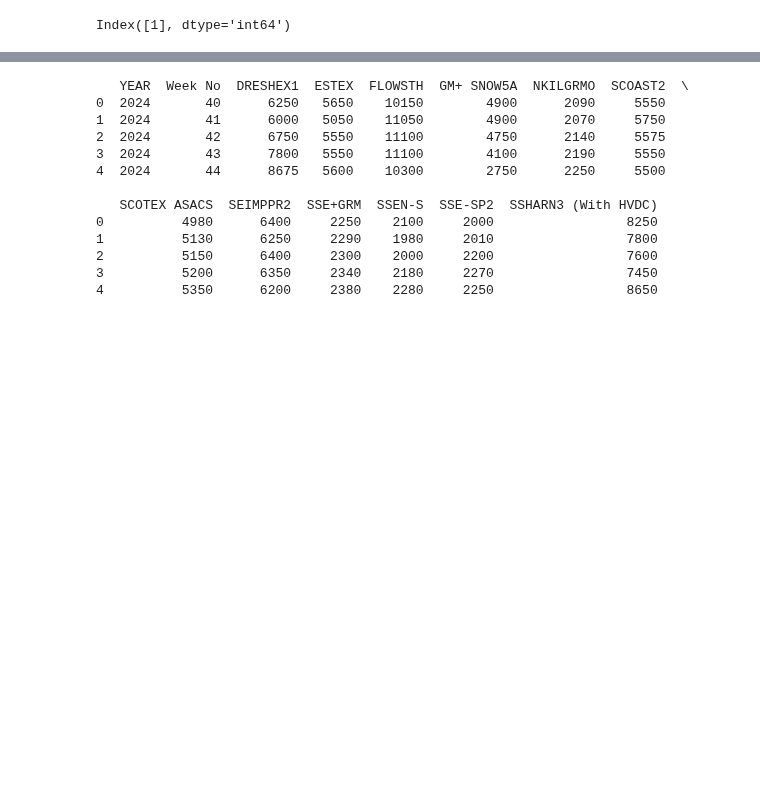
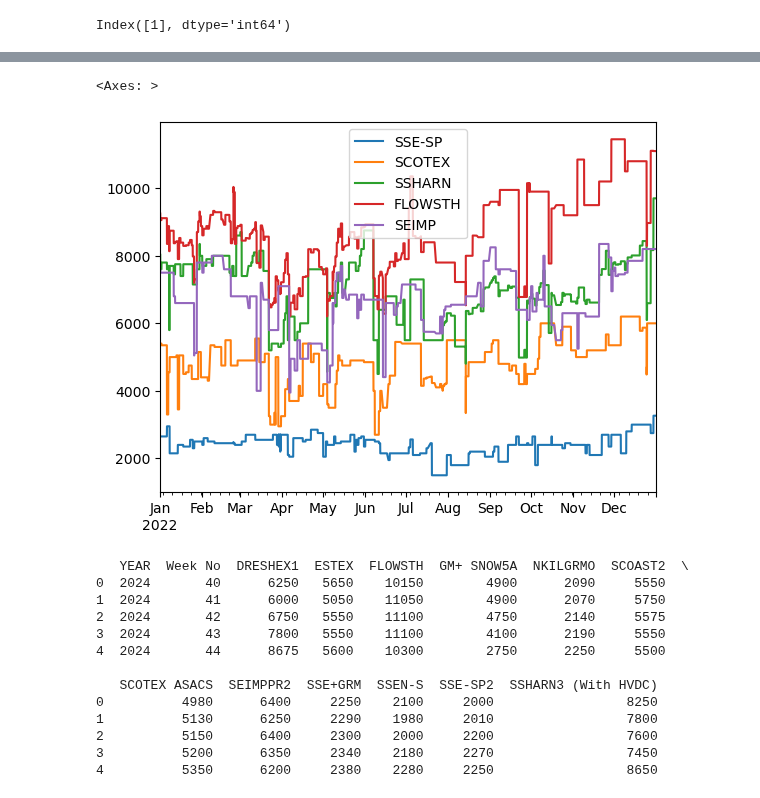
Before and after one commit to LukasFrankenQ/GBPower, a Jupyter notebook: notebooks/get_boundary_flows.ipynb, the cells around one changed output, grey strips where cells are left out. Drawn from its saved outputs; the diff is of its cells as text; code cells hidden in the pictures; blank space fills up the shorter version.

```diff
--- a/notebooks/get_boundary_flows.ipynb
+++ b/notebooks/get_boundary_flows.ipynb
@@ -249,3 +55,8 @@ a.sort_index()
+# %%
+df.plot()
+# %% [output]
+<Axes: >
+[figure, added]
 # %%
 from io import StringIO
 from tqdm import tqdm
```
Also changed, not shown: parts of 10 cells of this notebook, 3 other files.
